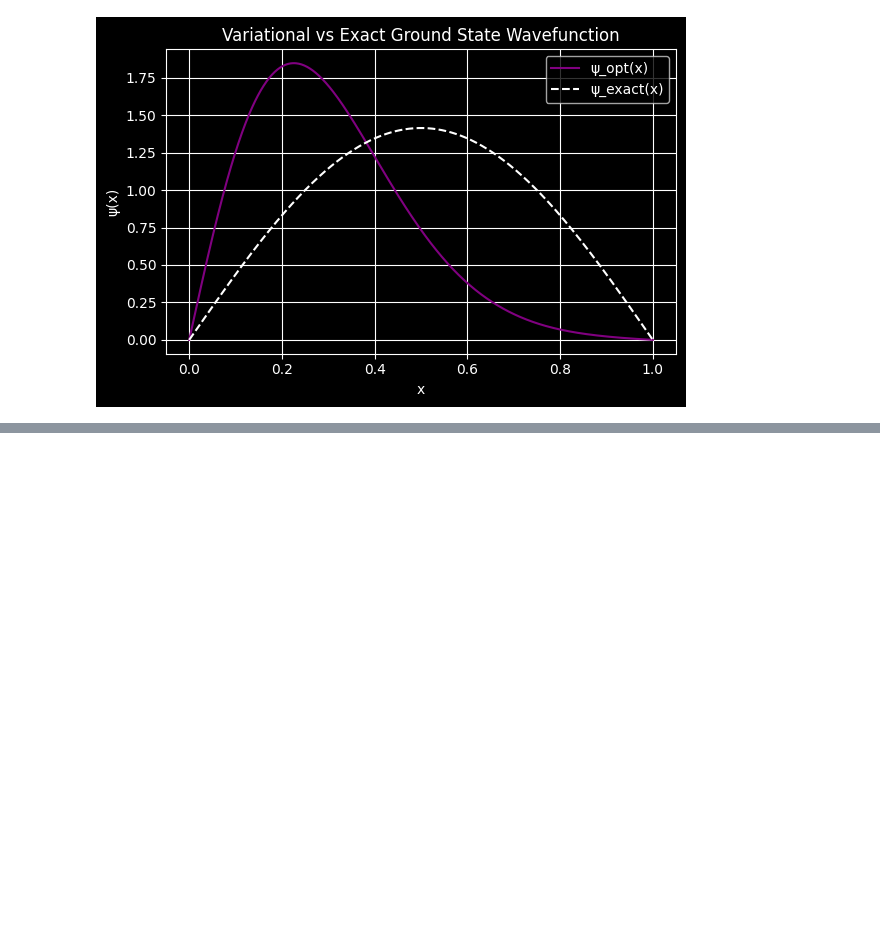
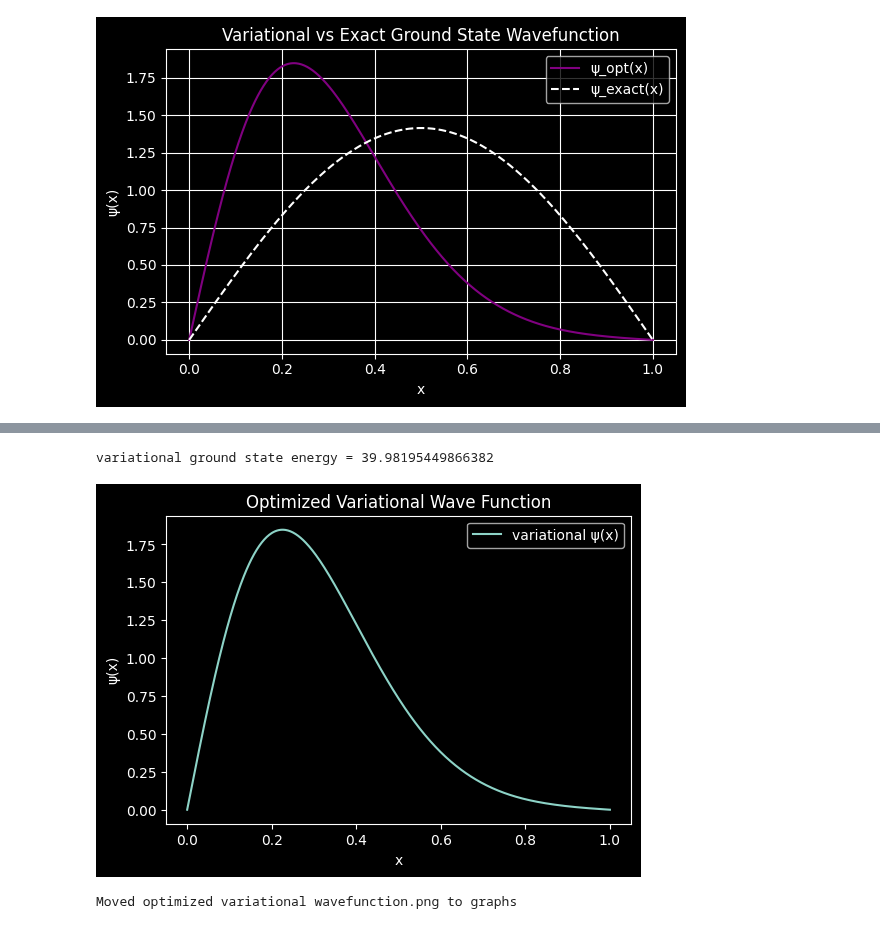
Before and after one commit to Aweymouth13/hwsolutions, a Jupyter notebook: Q_Computation_Morales/HW5/hw5.ipynb, the cells around one changed output, grey strips where cells are left out. Drawn from its saved outputs; the diff is of its cells as text; code cells hidden in the pictures; blank space fills up the shorter version.

```diff
--- a/Q_Computation_Morales/HW5/hw5.ipynb
+++ b/Q_Computation_Morales/HW5/hw5.ipynb
@@ -238,0 +335,37 @@ numerical norm of ψ_opt = 1.000000
+# %%
+#solve evals and evects (H is symmetric)
+eigvals, eigvecs = np.linalg.eigh(H)
+
+#lowest eval approximates var. prin. gs energy
+E_ground = eigvals[0]
+print('variational ground state energy =', E_ground)
+
+#evector gives us the coeff of c_n
+c = eigvecs[:, 0]
+
+#grid in x to reconstruct new psi
+x_vals = np.linspace(0, a, 500)
+psi = np.zeros_like(x_vals)
+
+#resoncruct as sum between n=1 and n of c_n-1 and phi
+for n in range(1, N + 1):
+    psi += c[n - 1] * phi(n, x_vals)
+
+#normalize psi
+norm = np.sqrt(np.trapezoid(psi**2, x_vals))
+psi_norm = psi / norm
+
+#simple plot
+plt.figure(figsize=(6,4))
+plt.plot(x_vals, psi_norm, label='variational ψ(x)')
+plt.xlabel('x')
+plt.ylabel('ψ(x)')
+plt.title('Optimized Variational Wave Function')
+plt.legend()
+plt.savefig('optimized variational wavefunction.png',dpi=600)
+plt.show()
+move_plots()
+# %% [output]
+variational ground state energy = 39.98195449866382
+[figure, added]
+Moved optimized variational wavefunction.png to graphs
```
Also changed, not shown: parts of 6 cells of this notebook.
